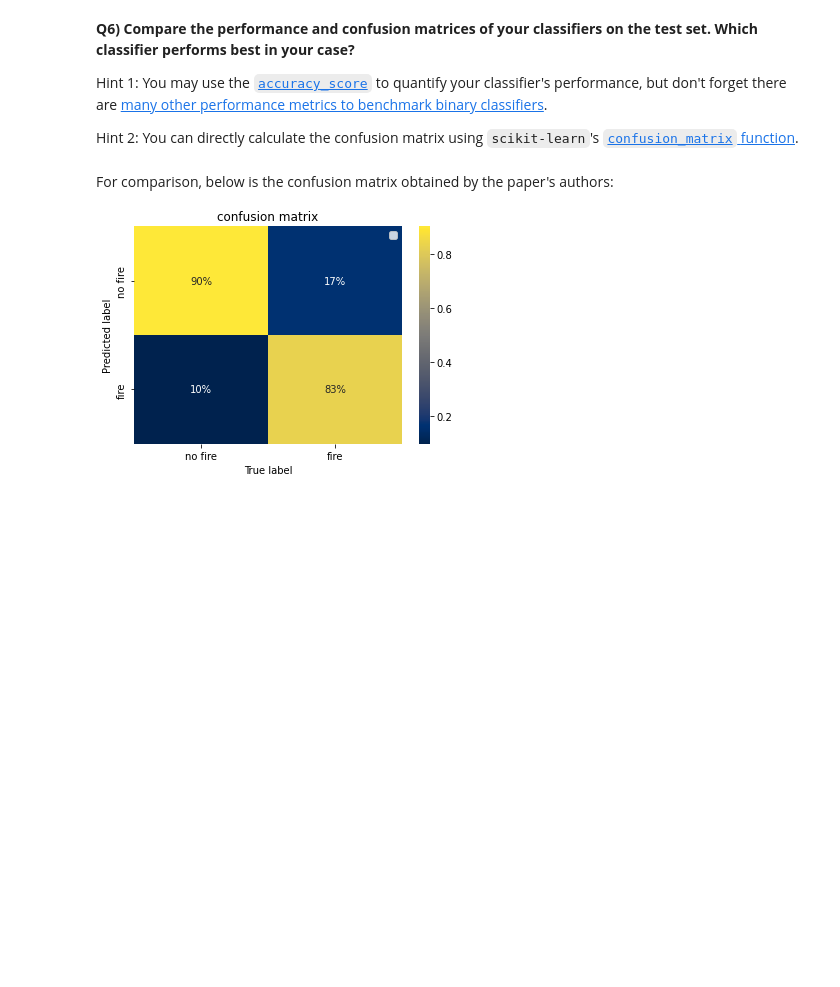
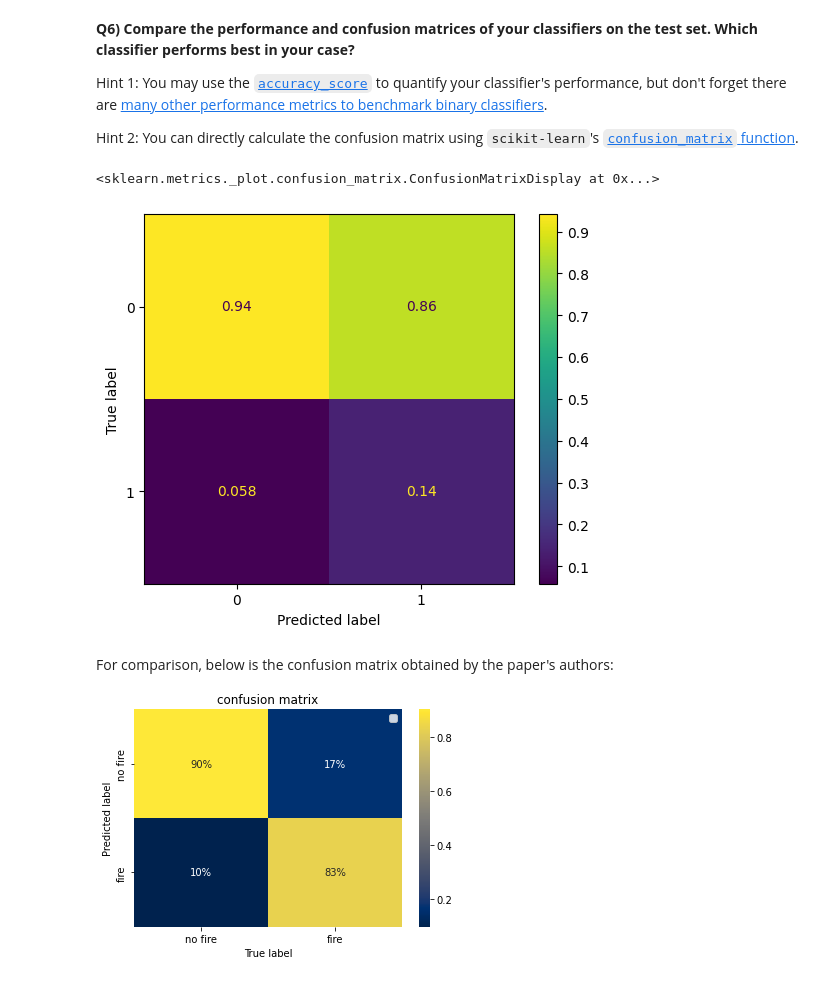
Before and after one commit to Gibrandib/2025_ML_EES, a Jupyter notebook: notebook_ml/S3_4_Wildfire_Risk_Italy.ipynb, the cells around one changed output. Cells and saved outputs as stored; diff of their text form; code cells hidden in the pictures; blank space fills up the shorter version.

```diff
--- a/notebook_ml/S3_4_Wildfire_Risk_Italy.ipynb
+++ b/notebook_ml/S3_4_Wildfire_Risk_Italy.ipynb
@@ -452,7 +452,7 @@ from sklearn.____ import _____________, ___________________
 #####################################################################################################################
 # 2. Use rfc to make prediction on test set
 #####################################################################################################################
-rfc_preds = rfc.________(_____)
+rfc_preds = rfc.predict(X_test)
 # %%
 #####################################################################################################################
 # 3. Use accuracy_score to infer trained classifier performance
@@ -468,3 +461,15 @@ disp.plot()
+# %%
+#####################################################################################################################
+# 4. Plot the confusion matrix
+#####################################################################################################################
+cm = confusion_matrix( rfc_preds, y_test, normalize= 'pred') # Get a confusion matrix 'cm', use 'pred' for the normalize option
+disp = ConfusionMatrixDisplay(confusion_matrix = cm) # Use ConfusionMatrixDisplay to visualize 'cm'
+disp.plot()
+#utilise les résultats de touw les arbres (si on a 100 arbres et que 60 ont prédit y=1, il va dire y =1 ensuite il compare les résultats avec les y_pred et donne le poucentage de vrai positif...)
+#donc fonction pas avec les proba ( mais les arbres calculent aussi une proba (60arbres sur 100 disent que y=1 --> proba = 0.6) )
+# %% [output]
+<sklearn.metrics._plot.confusion_matrix.ConfusionMatrixDisplay at 0x...>
+[figure, added]
 # %% [markdown]
 For comparison, below is the confusion matrix obtained by the paper's authors:
 
```
Also changed, not shown: parts of 9 cells of this notebook.
